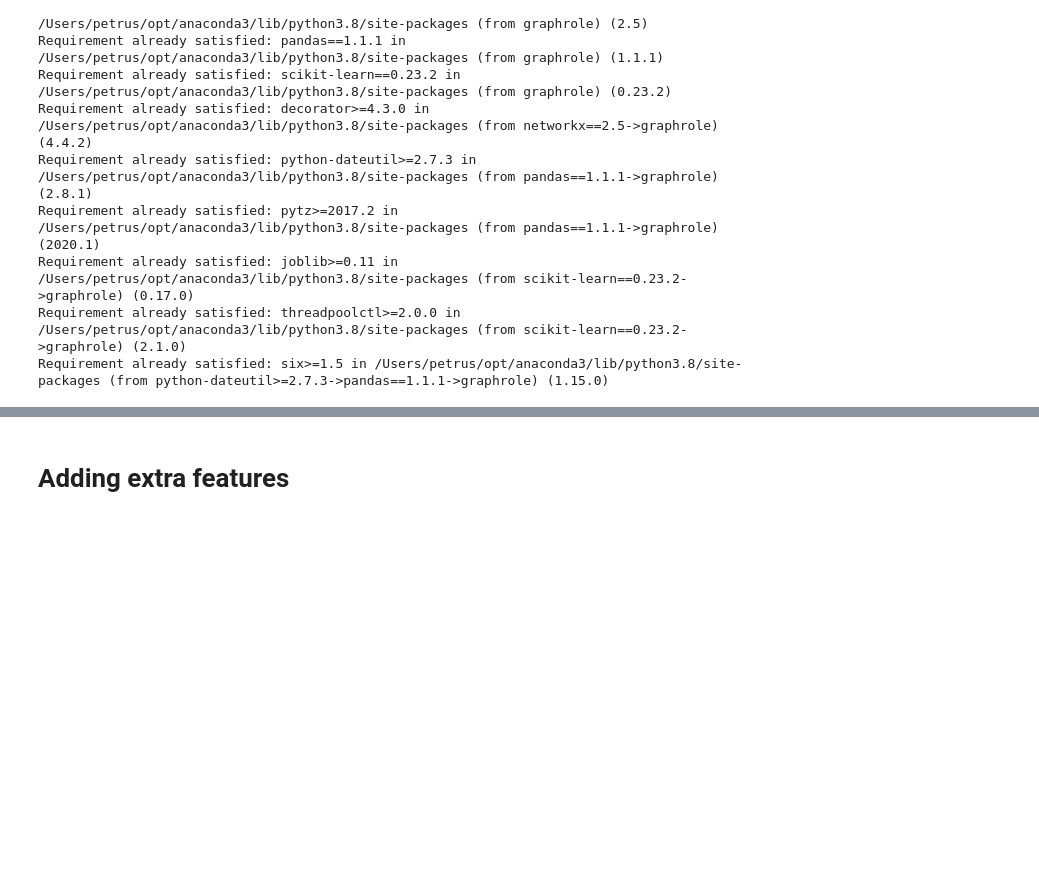
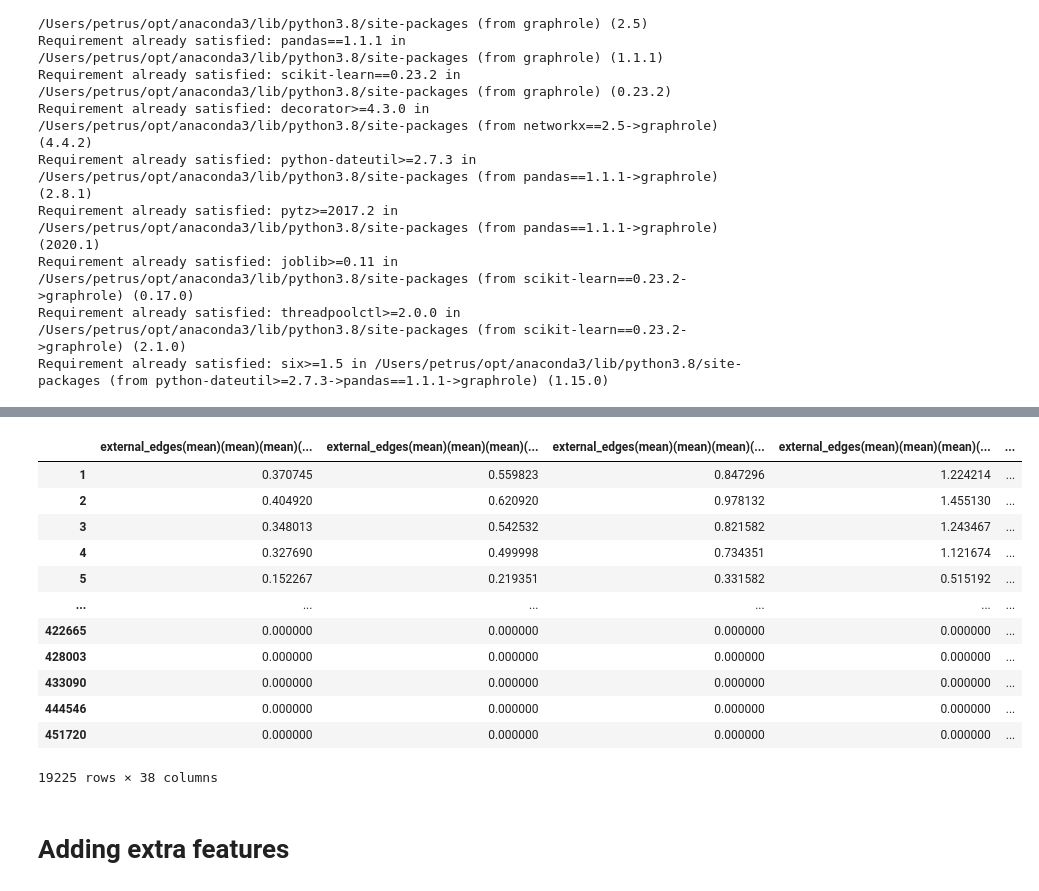
Before and after one commit to alexcosta13/twitter-superspreaders, a Jupyter notebook: 03_features_exploration.ipynb, the cells around one changed output, grey strips where cells are left out. Saved outputs shown, nothing was run; the diff lists cells and outputs as text; code cells hidden in the pictures; blank space fills up the shorter version.

Commit message:
generating clusters

```diff
--- a/03_features_exploration.ipynb
+++ b/03_features_exploration.ipynb
@@ -36,0 +37,2 @@ cluster_df = pd.DataFrame.from_dict(roles)
+# %%
+list_roles = list(roles.values())
@@ -36,0 +52,19 @@ cluster_df = pd.DataFrame.from_dict(roles)
+# %%
+cluster_df = spreading_features.copy()
+cluster_df['cluster'] = list_roles
+# %%
+cluster_df
+# %% [output]
+|  | external_edges(mean)(mean)(mean)(... | external_edges(mean)(mean)(mean)(... | external_edges(mean)(mean)(mean)(... | external_edges(mean)(mean)(mean)(... | ... |
+| 1 | 0.370745 | 0.559823 | 0.847296 | 1.224214 | ... |
+| 2 | 0.404920 | 0.620920 | 0.978132 | 1.455130 | ... |
+| 3 | 0.348013 | 0.542532 | 0.821582 | 1.243467 | ... |
+| 4 | 0.327690 | 0.499998 | 0.734351 | 1.121674 | ... |
+| 5 | 0.152267 | 0.219351 | 0.331582 | 0.515192 | ... |
+| ... | ... | ... | ... | ... | ... |
+| 422665 | 0.000000 | 0.000000 | 0.000000 | 0.000000 | ... |
+| 428003 | 0.000000 | 0.000000 | 0.000000 | 0.000000 | ... |
+| 433090 | 0.000000 | 0.000000 | 0.000000 | 0.000000 | ... |
+| 444546 | 0.000000 | 0.000000 | 0.000000 | 0.000000 | ... |
+| 451720 | 0.000000 | 0.000000 | 0.000000 | 0.000000 | ... |
+19225 rows × 38 columns
```
Also changed, not shown: parts of 5 cells of this notebook.
